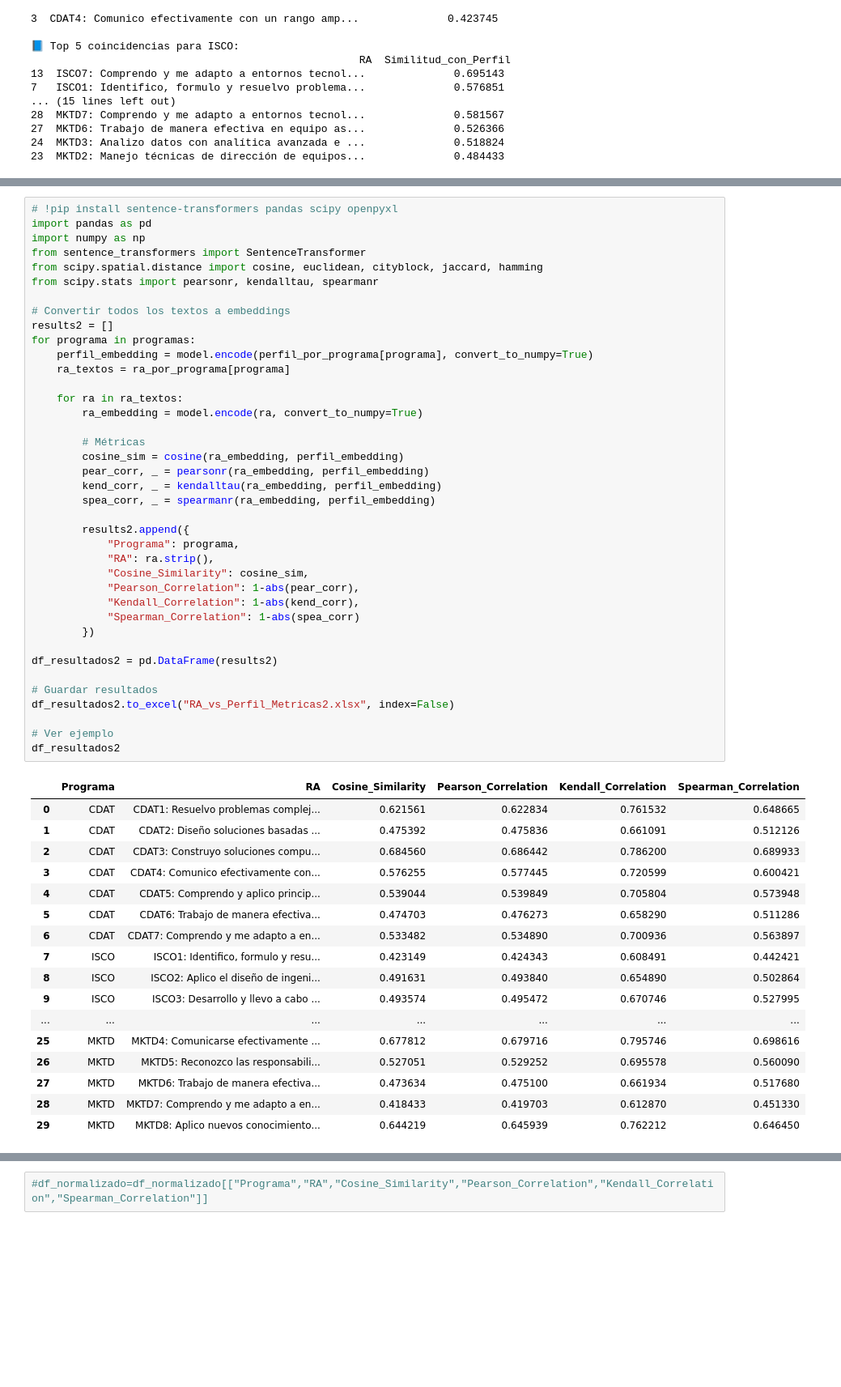
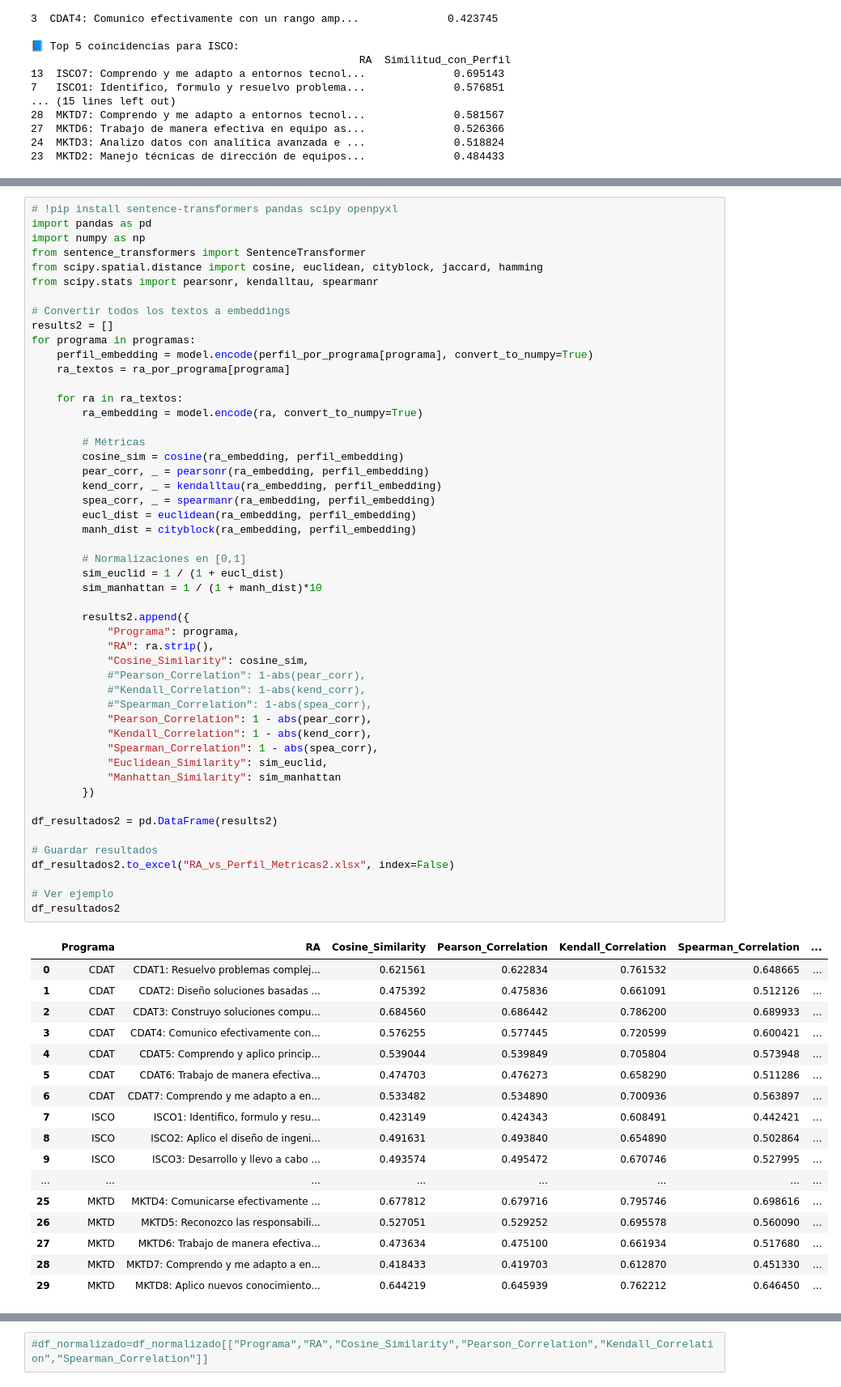
Before and after one commit to sierraporta/An-lisis-Resultados-de-Aprendizaje-y-Perfiles-ETD-UTB, a Jupyter notebook: Analisis_RA_ETD_UTB.ipynb, the cells around one changed output, grey strips where cells are left out. Shown: that part at 81% size. Cells and saved outputs as stored; diff of their text form; blank space fills up the shorter version.

```diff
--- a/Analisis_RA_ETD_UTB.ipynb
+++ b/Analisis_RA_ETD_UTB.ipynb
@@ -88,53 +117,64 @@ from scipy.stats import pearsonr, kendalltau, spearmanr
 
 # Convertir todos los textos a embeddings
 results2 = []
 for programa in programas:
     perfil_embedding = model.encode(perfil_por_programa[programa], convert_to_numpy=True)
     ra_textos = ra_por_programa[programa]
 
     for ra in ra_textos:
         ra_embedding = model.encode(ra, convert_to_numpy=True)
 
         # Métricas
         cosine_sim = cosine(ra_embedding, perfil_embedding)
         pear_corr, _ = pearsonr(ra_embedding, perfil_embedding)
         kend_corr, _ = kendalltau(ra_embedding, perfil_embedding)
         spea_corr, _ = spearmanr(ra_embedding, perfil_embedding)
+        eucl_dist = euclidean(ra_embedding, perfil_embedding)
+        manh_dist = cityblock(ra_embedding, perfil_embedding)
+
+        # Normalizaciones en [0,1]
+        sim_euclid = 1 / (1 + eucl_dist)
+        sim_manhattan = 1 / (1 + manh_dist)*10
 
         results2.append({
             "Programa": programa,
             "RA": ra.strip(),
             "Cosine_Similarity": cosine_sim,
-            "Pearson_Correlation": 1-abs(pear_corr),
-            "Kendall_Correlation": 1-abs(kend_corr),
-            "Spearman_Correlation": 1-abs(spea_corr)
+            #"Pearson_Correlation": 1-abs(pear_corr),
+            #"Kendall_Correlation": 1-abs(kend_corr),
+            #"Spearman_Correlation": 1-abs(spea_corr),
+            "Pearson_Correlation": 1 - abs(pear_corr),
+            "Kendall_Correlation": 1 - abs(kend_corr),
+            "Spearman_Correlation": 1 - abs(spea_corr),
+            "Euclidean_Similarity": sim_euclid,
+            "Manhattan_Similarity": sim_manhattan
         })
 
 df_resultados2 = pd.DataFrame(results2)
 
 # Guardar resultados
 df_resultados2.to_excel("RA_vs_Perfil_Metricas2.xlsx", index=False)
 
 # Ver ejemplo
 df_resultados2
 # %% [output]
-|  | Programa | RA | Cosine_Similarity | Pearson_Correlation | Kendall_Correlation | Spearman_Correlation |
-| 0 | CDAT | CDAT1: Resuelvo problemas complej... | 0.621561 | 0.622834 | 0.761532 | 0.648665 |
-| 1 | CDAT | CDAT2: Diseño soluciones basadas ... | 0.475392 | 0.475836 | 0.661091 | 0.512126 |
-| 2 | CDAT | CDAT3: Construyo soluciones compu... | 0.684560 | 0.686442 | 0.786200 | 0.689933 |
-| 3 | CDAT | CDAT4: Comunico efectivamente con... | 0.576255 | 0.577445 | 0.720599 | 0.600421 |
-| 4 | CDAT | CDAT5: Comprendo y aplico princip... | 0.539044 | 0.539849 | 0.705804 | 0.573948 |
-| 5 | CDAT | CDAT6: Trabajo de manera efectiva... | 0.474703 | 0.476273 | 0.658290 | 0.511286 |
-| 6 | CDAT | CDAT7: Comprendo y me adapto a en... | 0.533482 | 0.534890 | 0.700936 | 0.563897 |
-| 7 | ISCO | ISCO1: Identifico, formulo y resu... | 0.423149 | 0.424343 | 0.608491 | 0.442421 |
-| 8 | ISCO | ISCO2: Aplico el diseño de ingeni... | 0.491631 | 0.493840 | 0.654890 | 0.502864 |
-| 9 | ISCO | ISCO3: Desarrollo y llevo a cabo ... | 0.493574 | 0.495472 | 0.670746 | 0.527995 |
-| ... | ... | ... | ... | ... | ... | ... |
-| 25 | MKTD | MKTD4: Comunicarse efectivamente ... | 0.677812 | 0.679716 | 0.795746 | 0.698616 |
-| 26 | MKTD | MKTD5: Reconozco las responsabili... | 0.527051 | 0.529252 | 0.695578 | 0.560090 |
-| 27 | MKTD | MKTD6: Trabajo de manera efectiva... | 0.473634 | 0.475100 | 0.661934 | 0.517680 |
-| 28 | MKTD | MKTD7: Comprendo y me adapto a en... | 0.418433 | 0.419703 | 0.612870 | 0.451330 |
-| 29 | MKTD | MKTD8: Aplico nuevos conocimiento... | 0.644219 | 0.645939 | 0.762212 | 0.646450 |
+|  | Programa | RA | Cosine_Similarity | Pearson_Correlation | Kendall_Correlation | Spearman_Correlation | ... |
+| 0 | CDAT | CDAT1: Resuelvo problemas complej... | 0.621561 | 0.622834 | 0.761532 | 0.648665 | ... |
+| 1 | CDAT | CDAT2: Diseño soluciones basadas ... | 0.475392 | 0.475836 | 0.661091 | 0.512126 | ... |
+| 2 | CDAT | CDAT3: Construyo soluciones compu... | 0.684560 | 0.686442 | 0.786200 | 0.689933 | ... |
+| 3 | CDAT | CDAT4: Comunico efectivamente con... | 0.576255 | 0.577445 | 0.720599 | 0.600421 | ... |
+| 4 | CDAT | CDAT5: Comprendo y aplico princip... | 0.539044 | 0.539849 | 0.705804 | 0.573948 | ... |
+| 5 | CDAT | CDAT6: Trabajo de manera efectiva... | 0.474703 | 0.476273 | 0.658290 | 0.511286 | ... |
+| 6 | CDAT | CDAT7: Comprendo y me adapto a en... | 0.533482 | 0.534890 | 0.700936 | 0.563897 | ... |
+| 7 | ISCO | ISCO1: Identifico, formulo y resu... | 0.423149 | 0.424343 | 0.608491 | 0.442421 | ... |
+| 8 | ISCO | ISCO2: Aplico el diseño de ingeni... | 0.491631 | 0.493840 | 0.654890 | 0.502864 | ... |
+| 9 | ISCO | ISCO3: Desarrollo y llevo a cabo ... | 0.493574 | 0.495472 | 0.670746 | 0.527995 | ... |
+| ... | ... | ... | ... | ... | ... | ... | ... |
+| 25 | MKTD | MKTD4: Comunicarse efectivamente ... | 0.677812 | 0.679716 | 0.795746 | 0.698616 | ... |
+| 26 | MKTD | MKTD5: Reconozco las responsabili... | 0.527051 | 0.529252 | 0.695578 | 0.560090 | ... |
+| 27 | MKTD | MKTD6: Trabajo de manera efectiva... | 0.473634 | 0.475100 | 0.661934 | 0.517680 | ... |
+| 28 | MKTD | MKTD7: Comprendo y me adapto a en... | 0.418433 | 0.419703 | 0.612870 | 0.451330 | ... |
+| 29 | MKTD | MKTD8: Aplico nuevos conocimiento... | 0.644219 | 0.645939 | 0.762212 | 0.646450 | ... |
 # %%
 from sklearn.preprocessing import MinMaxScaler
 
```
Also changed, not shown: parts of 12 cells of this notebook, 9 other files.
